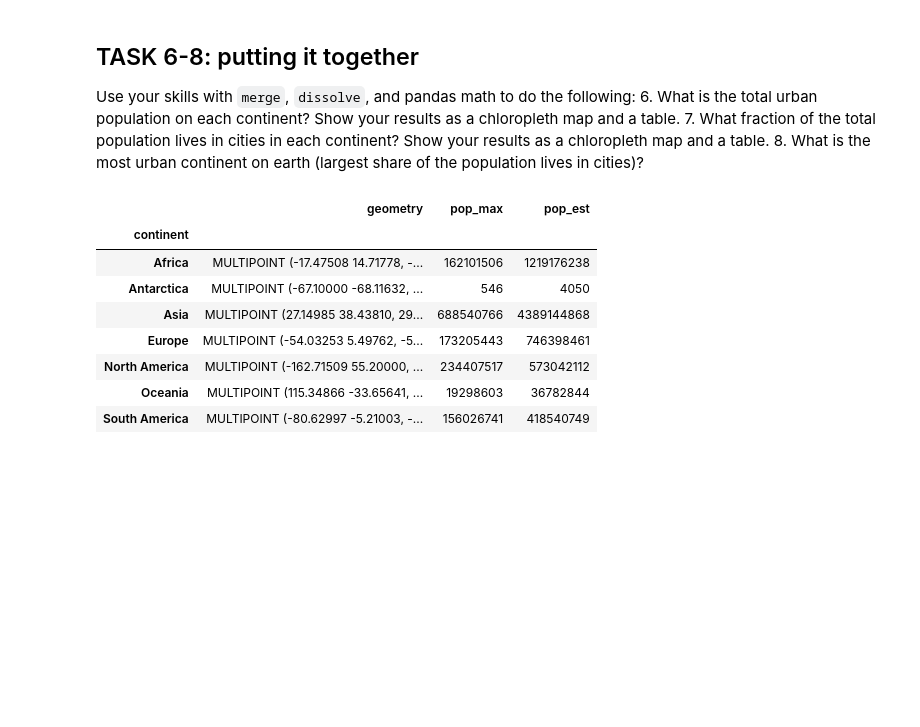
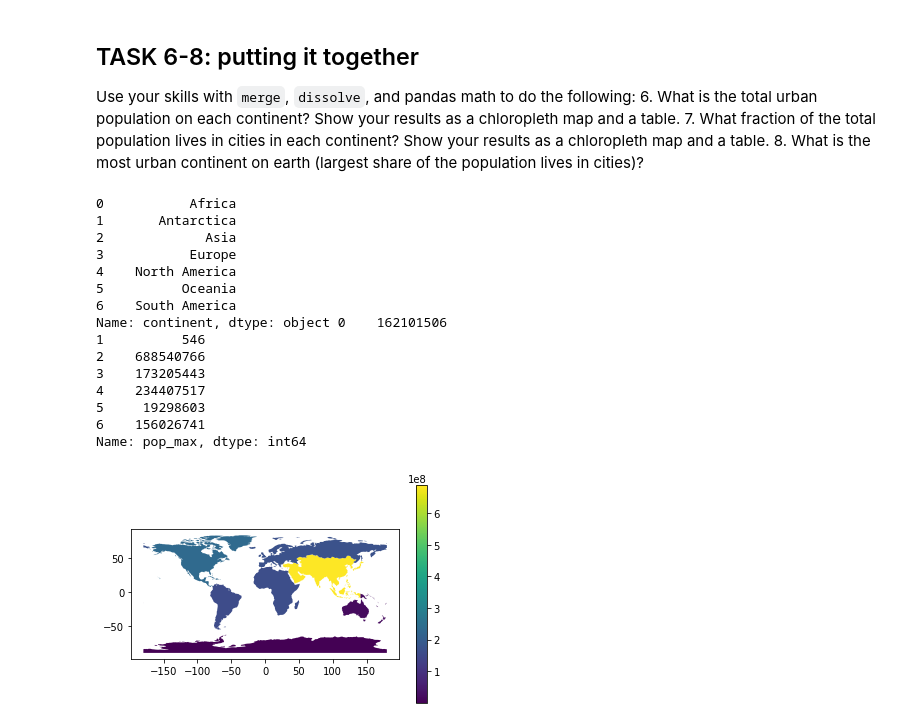
Before and after one commit to raruggie/EnvDatSci22, a Jupyter notebook: CodeSprints/VectorData101.ipynb, the cells around one changed output. Drawn from its saved outputs; the diff is of its cells as text; code cells hidden in the pictures; blank space fills up the shorter version.

```diff
--- a/CodeSprints/VectorData101.ipynb
+++ b/CodeSprints/VectorData101.ipynb
@@ -725,57 +725,63 @@ Use your skills with `merge`, `dissolve`, and pandas math to do the following:
 7. What fraction of the total population lives in cities in each continent? Show your results as a chloropleth map and a table.
 8. What is the most urban continent on earth (largest share of the population lives in cities)?
 # %%
+# Task 6 code here:
+
 from matplotlib.image import composite_images
-# Task 6 code here:
-# continents.pop_est
 
 # re-load files
-# cities = gpd.read_file(populated_places_path)
-# world = gpd.read_file(gpd.datasets.get_path('naturalearth_lowres'))
-# countries = world[['geometry', 'name']]
+cities = gpd.read_file(populated_places_path)
+world = gpd.read_file(gpd.datasets.get_path('naturalearth_lowres'))
+countries = world[['geometry', 'name']]
 
 # perform merge to get country name with city
-# cities_with_country = gpd.sjoin(cities, countries, how="inner", op='intersects')
-
-# set(list(cities_with_country.columns))^set(list(cities.columns)) # used to confirm merge worked
+cities_with_country = gpd.sjoin(cities, countries, how="inner", op='intersects')
 
 # merge again to get contient with city
 
 # keep only needed columns
 cities = cities_with_country[['name_right', 'geometry', 'pop_max']]
 conti = world[['continent', 'geometry', 'pop_est']]
 conti = conti.dissolve(by='continent', aggfunc='sum')
 conti.reset_index(inplace=True)
 
 # merge
 cities = gpd.sjoin(cities, conti, how="inner", op='intersects')
 
 # aggregate citie populations by continent name
 urban_pop = cities.dissolve(by='continent', aggfunc={'pop_max':'sum','pop_est':"max"}) # need to break up aggfunc by the two population columns because would like to see the difference between urban pop sum and pop est for total continent
 
 # merge population data with continent geometry data because at this point urban_pop still only has point data
 
 # remove geometry data from urban_pop so you dont have two geometry columns
 urban_pop.reset_index(inplace=True)
 urban_pop = urban_pop[["continent", 'pop_max']]
 
 # merge
-# map = urban_pop.merge(conti, left_on='continent', right_on='continent')
-# map
-# urban_pop.columns
+map = conti.merge(urban_pop, left_on='continent', right_on='continent') # note you want to merge conti with urban_pop (instead of urban pop with conti) because once you remove the geomtry column from urban pop it not longer is a geopandas dataframe and the resulting merged df will also not be geopandas
+
 # make plot
-# fig, ax = plt.subplots(10, 10)
-# urban_pop.plot(column='pop_max', ax=ax, legend=True)
+map.plot(column='pop_max', legend = True)
+
+# table
+print(map.continent, map.pop_max)
 # %% [output]
-|  | geometry | pop_max | pop_est |
-| continent |  |  |  |
-| Africa | MULTIPOINT (-17.47508 14.71778, -... | 162101506 | 1219176238 |
-| Antarctica | MULTIPOINT (-67.10000 -68.11632, ... | 546 | 4050 |
-| Asia | MULTIPOINT (27.14985 38.43810, 29... | 688540766 | 4389144868 |
-| Europe | MULTIPOINT (-54.03253 5.49762, -5... | 173205443 | 746398461 |
-| North America | MULTIPOINT (-162.71509 55.20000, ... | 234407517 | 573042112 |
-| Oceania | MULTIPOINT (115.34866 -33.65641, ... | 19298603 | 36782844 |
-| South America | MULTIPOINT (-80.62997 -5.21003, -... | 156026741 | 418540749 |
+0           Africa
+1       Antarctica
+2             Asia
+3           Europe
+4    North America
+5          Oceania
+6    South America
+Name: continent, dtype: object 0    162101506
+1          546
+2    688540766
+3    173205443
+4    234407517
+5     19298603
+6    156026741
+Name: pop_max, dtype: int64
+[figure, added]
 # %%
 # Task 7 code here:
 # %%
```
